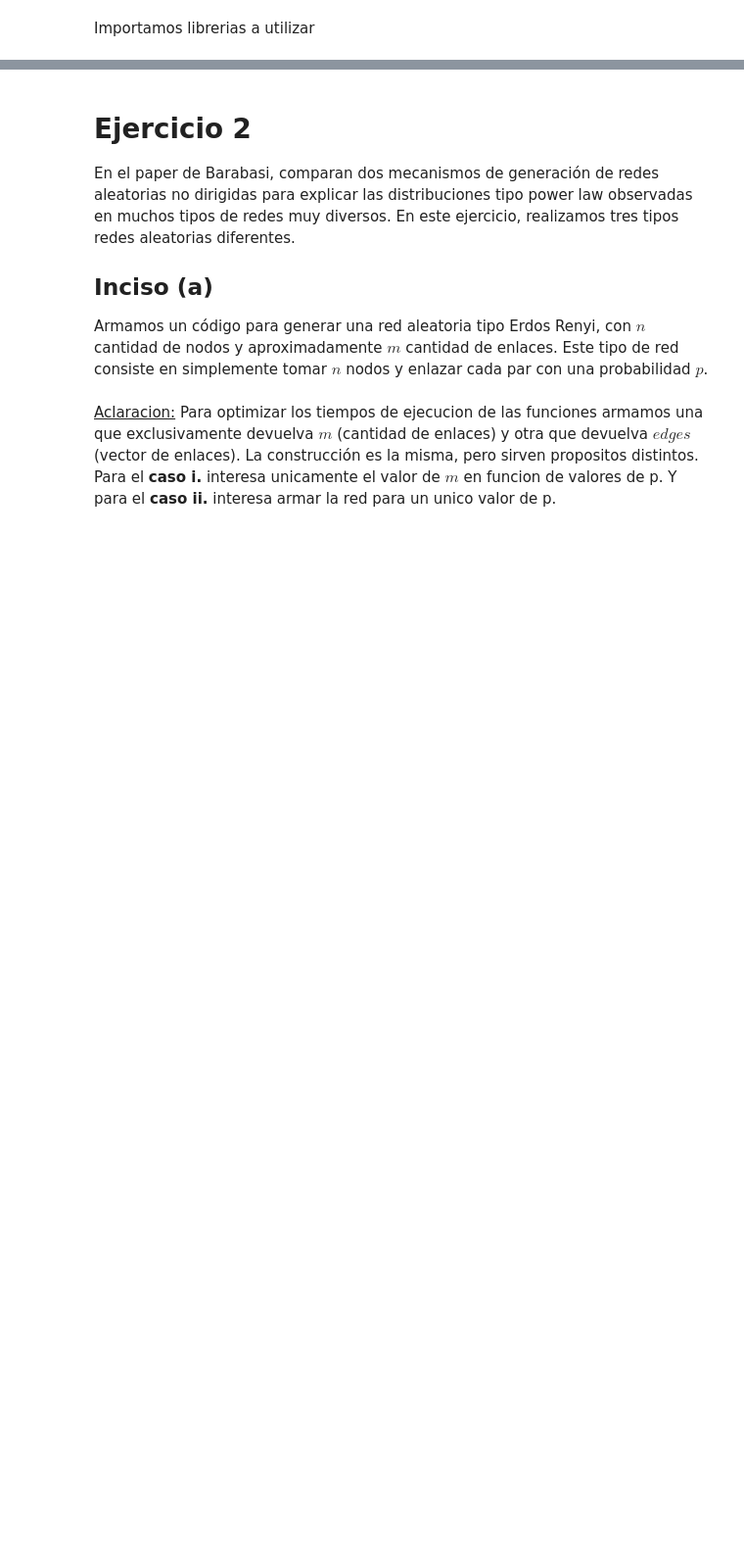
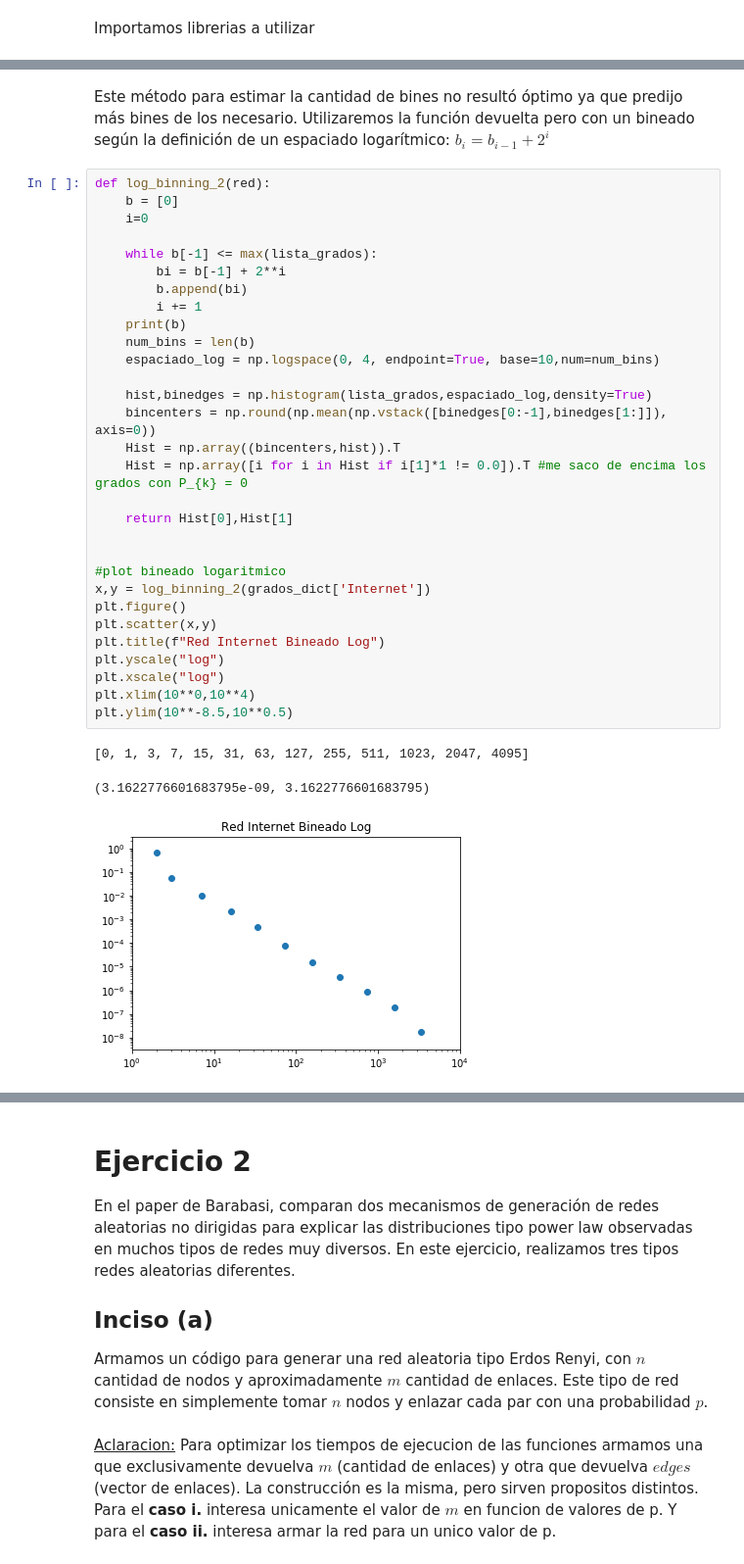
Before and after one commit to LunaKadysz/Redes, a Jupyter notebook: TPC_02/TPC_02_caro.ipynb, the cells around one changed output, grey strips where cells are left out. Shown at 98% size. Saved outputs shown, nothing was run; the diff lists cells and outputs as text; blank space fills up the shorter version.

```diff
--- a/TPC_02/TPC_02_caro.ipynb
+++ b/TPC_02/TPC_02_caro.ipynb
@@ -7,0 +227,38 @@ import matplotlib.pyplot as plt
+# %% [markdown]
+Este método para estimar la cantidad de bines no resultó óptimo ya que predijo más bines de los necesario.
+Utilizaremos la función devuelta pero con un bineado según la definición de un espaciado logarítmico:
+    $b_{i} = b_{i-1} + 2^{i}$
+# %%
+def log_binning_2(red):
+    b = [0]
+    i=0
+
+    while b[-1] <= max(lista_grados):
+        bi = b[-1] + 2**i
+        b.append(bi)
+        i += 1
+    print(b)
+    num_bins = len(b)
+    espaciado_log = np.logspace(0, 4, endpoint=True, base=10,num=num_bins)
+
+    hist,binedges = np.histogram(lista_grados,espaciado_log,density=True)
+    bincenters = np.round(np.mean(np.vstack([binedges[0:-1],binedges[1:]]), axis=0))
+    Hist = np.array((bincenters,hist)).T
+    Hist = np.array([i for i in Hist if i[1]*1 != 0.0]).T #me saco de encima los grados con P_{k} = 0
+
+    return Hist[0],Hist[1]
+
+
+#plot bineado logaritmico
+x,y = log_binning_2(grados_dict['Internet'])
+plt.figure()
+plt.scatter(x,y)
+plt.title(f"Red Internet Bineado Log")
+plt.yscale("log")
+plt.xscale("log")
+plt.xlim(10**0,10**4)
+plt.ylim(10**-8.5,10**0.5)
+# %% [output]
+[0, 1, 3, 7, 15, 31, 63, 127, 255, 511, 1023, 2047, 4095]
+(3.1622776601683795e-09, 3.1622776601683795)
+[figure, added]
```
Also changed, not shown: parts of 19 cells of this notebook.
